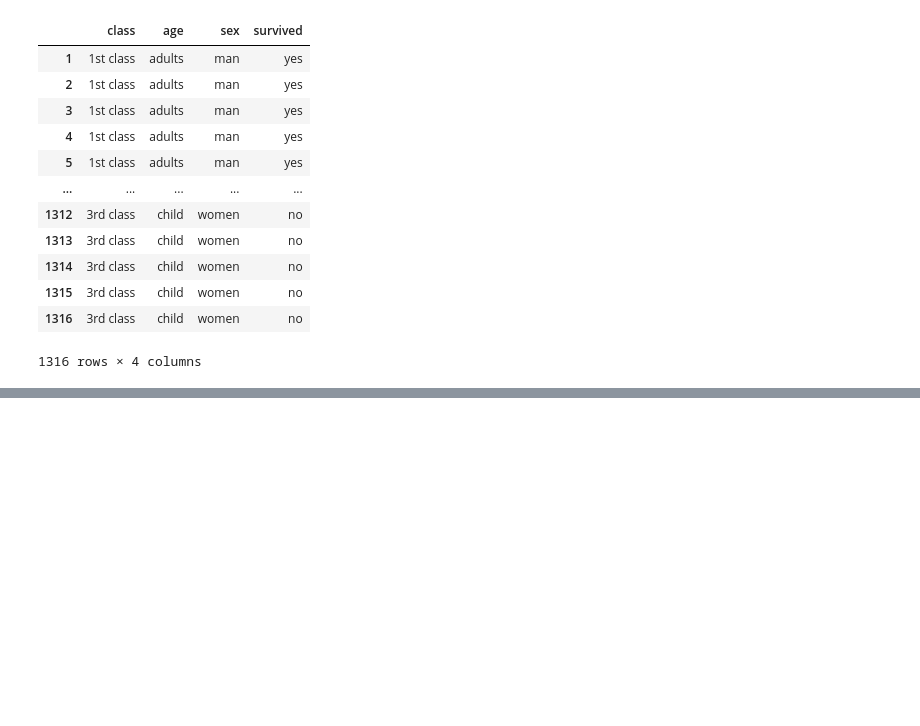
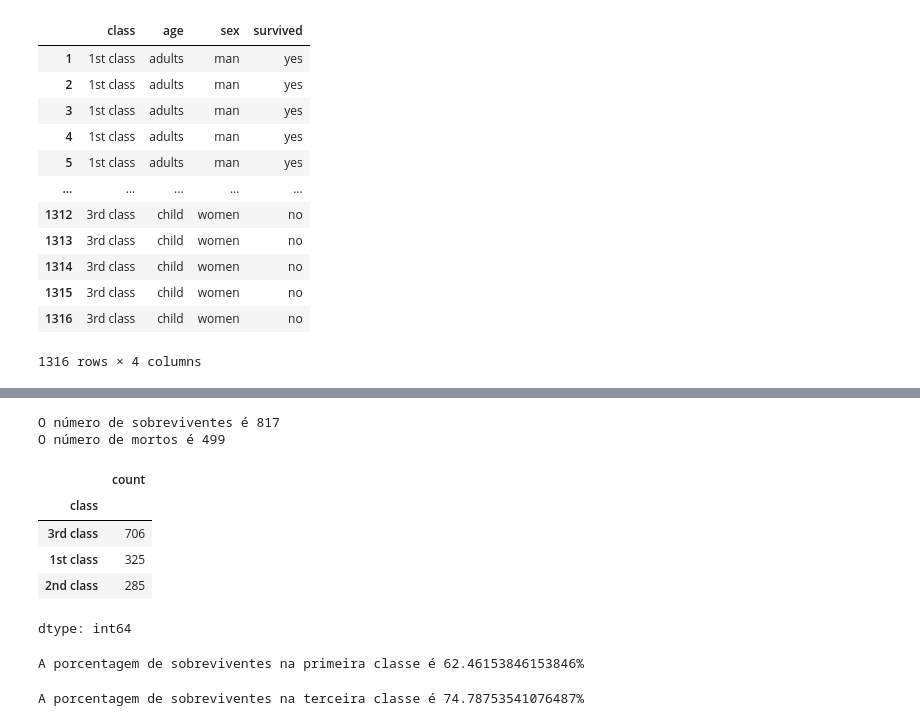
Before and after one commit to dsreliete/Womakerscode-DA-desafio_squad, a Jupyter notebook: desafio1.ipynb, the cells around one changed output, grey strips where cells are left out. Drawn from its saved outputs; the diff is of its cells as text; code cells hidden in the pictures; blank space fills up the shorter version.

```diff
--- a/desafio1.ipynb
+++ b/desafio1.ipynb
@@ -183,0 +192,46 @@ df_titanic
+# %%
+# 1. Quantas pessoas sobreviveram e quantas morreram?
+
+result = df_titanic['survived'].value_counts()
+
+print('O número de sobreviventes é ' + str(result[0]))
+print('O número de mortos é ' + str(result[1]))
+# %% [output]
+O número de sobreviventes é 817
+O número de mortos é 499
+# %%
+# 2. Quantas pessoas eram da primeira, segunda e terceira classe?
+classes = df_titanic['class'].value_counts()
+classes
+
+first = classes[1]
+second = classes[2]
+third = classes[0]
+
+print('O número de passageiros da terceira classe é ' + str(third))
+print('O número de passageiros da segunda classe é ' + str(second))
+print('O número de passageiros da primeira classe é ' + str(first))
+# %% [output]
+|  | count |
+| class |  |
+| 3rd class | 706 |
+| 1st class | 325 |
+| 2nd class | 285 |
+dtype: int64
+# %%
+# 3. Qual a porcentagem de sobreviventes na primeira classe?
+
+first_surv = df_titanic[(df_titanic['class'] == '1st class') & (df_titanic['survived'] == 'yes')].count()[0]
+porcentagem1 = (first_surv / first) * 100
+
+print('A porcentagem de sobreviventes na primeira classe é ' + str(porcentagem1) + '%')
+# %% [output]
+A porcentagem de sobreviventes na primeira classe é 62.46153846153846%
+# %%
+# 4. Qual a porcentagem de mortos da terceira classe?
+third_no_surv = df_titanic[(df_titanic['class'] == '3rd class') & (df_titanic['survived'] == 'no')].count()[0]
+porcentagem3 = (third_no_surv / third) * 100
+
+print('A porcentagem de sobreviventes na terceira classe é ' + str(porcentagem3) + '%')
+# %% [output]
+A porcentagem de sobreviventes na terceira classe é 74.78753541076487%
```
Also changed, not shown: parts of 11 cells of this notebook.
